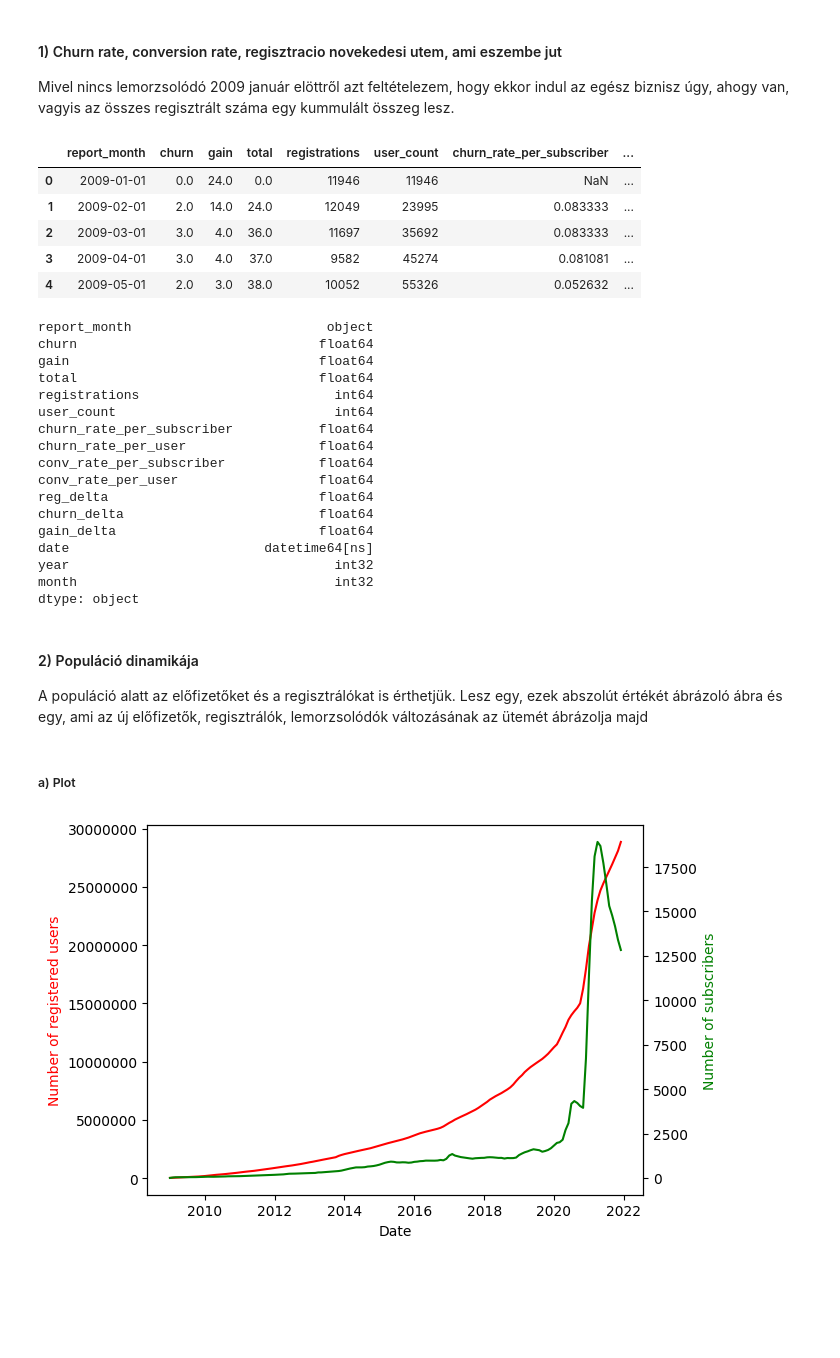
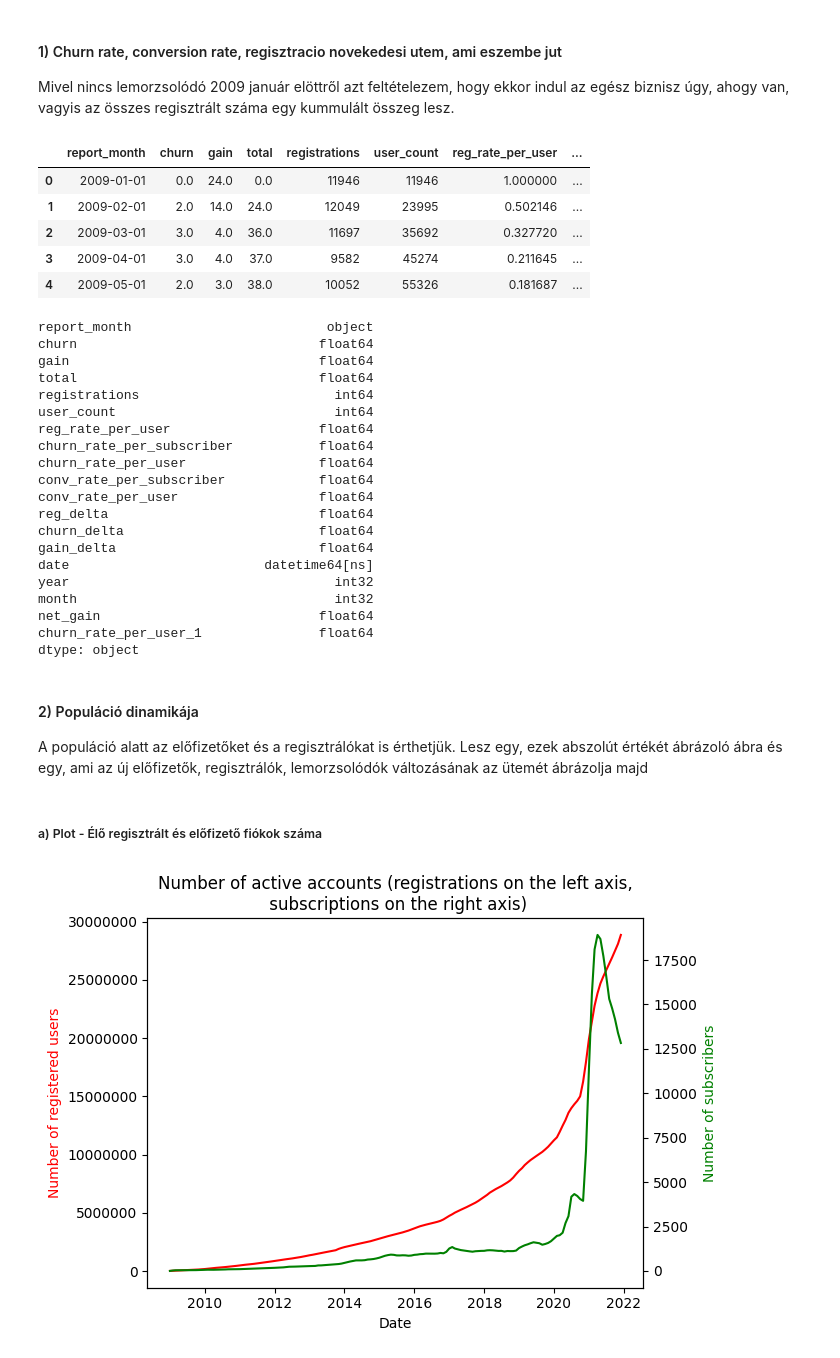
Before and after one commit to DanielBarabas/rajk-ml-course-barab, a Jupyter notebook: homeworks/BD_hw.ipynb, the cells around one changed output. Drawn from its saved outputs; the diff is of its cells as text; code cells hidden in the pictures; blank space fills up the shorter version.

```diff
--- a/homeworks/BD_hw.ipynb
+++ b/homeworks/BD_hw.ipynb
@@ -29,6 +30,7 @@ Mivel nincs lemorzsolódó 2009 január elöttről azt feltételezem, hogy ekkor
 # %%
 data = data.assign(
     user_count = lambda x:x.registrations.cumsum(),
+    reg_rate_per_user = lambda x: x.registrations / x.user_count,
     churn_rate_per_subscriber = lambda x: x.churn / x.total,
     churn_rate_per_user = lambda x: x.churn / x.user_count,
     conv_rate_per_subscriber = lambda x: x.gain / x.total,
@@ -38,17 +40,19 @@ data = data.assign(
     gain_delta = lambda x: x.gain / x.gain.shift(1),
     date = lambda x: pd.to_datetime(x.report_month),
     year = lambda x: x.date.dt.year,
-    month = lambda x: x.date.dt.month
+    month = lambda x: x.date.dt.month,
+    net_gain = lambda x: x.gain - x.churn,
+    churn_rate_per_user_1 = lambda x: x.churn_rate_per_user + x.churn_rate_per_user.min()
 )
 # %%
 data.head()
 # %% [output]
-|  | report_month | churn | gain | total | registrations | user_count | churn_rate_per_subscriber | ... |
-| 0 | 2009-01-01 | 0.0 | 24.0 | 0.0 | 11946 | 11946 | NaN | ... |
-| 1 | 2009-02-01 | 2.0 | 14.0 | 24.0 | 12049 | 23995 | 0.083333 | ... |
-| 2 | 2009-03-01 | 3.0 | 4.0 | 36.0 | 11697 | 35692 | 0.083333 | ... |
-| 3 | 2009-04-01 | 3.0 | 4.0 | 37.0 | 9582 | 45274 | 0.081081 | ... |
-| 4 | 2009-05-01 | 2.0 | 3.0 | 38.0 | 10052 | 55326 | 0.052632 | ... |
+|  | report_month | churn | gain | total | registrations | user_count | reg_rate_per_user | ... |
+| 0 | 2009-01-01 | 0.0 | 24.0 | 0.0 | 11946 | 11946 | 1.000000 | ... |
+| 1 | 2009-02-01 | 2.0 | 14.0 | 24.0 | 12049 | 23995 | 0.502146 | ... |
+| 2 | 2009-03-01 | 3.0 | 4.0 | 36.0 | 11697 | 35692 | 0.327720 | ... |
+| 3 | 2009-04-01 | 3.0 | 4.0 | 37.0 | 9582 | 45274 | 0.211645 | ... |
+| 4 | 2009-05-01 | 2.0 | 3.0 | 38.0 | 10052 | 55326 | 0.181687 | ... |
 # %%
 data.dtypes
 # %% [output]
@@ -58,6 +62,7 @@ gain                                float64
 total                               float64
 registrations                         int64
 user_count                            int64
+reg_rate_per_user                   float64
 churn_rate_per_subscriber           float64
 churn_rate_per_user                 float64
 conv_rate_per_subscriber            float64
@@ -68,23 +73,26 @@ gain_delta                          float64
 date                         datetime64[ns]
 year                                  int32
 month                                 int32
+net_gain                            float64
+churn_rate_per_user_1               float64
 dtype: object
 # %% [markdown]
 #### 2) Populáció dinamikája
 
 A populáció alatt az előfizetőket és a regisztrálókat is érthetjük. Lesz egy, ezek abszolút értékét ábrázoló ábra és egy, ami az új előfizetők, regisztrálók, lemorzsolódók változásának az ütemét ábrázolja majd
 # %% [markdown]
-##### a) Plot
+##### a) Plot - Élő regisztrált és előfizető fiókok száma
 # %%
 fig, ax1 = plt.subplots()
 ax1.plot(data["date"],data["user_count"],color = "red")
 ax1.set_xlabel("Date")
 ax1.set_ylabel("Number of registered users",color = "red")
 ax1.yaxis.set_major_formatter(FormatStrFormatter('%1.0f'))
+ax1.set_title("Number of active accounts (registrations on the left axis,\n subscriptions on the right axis)")
 
 ax2 = ax1.twinx()
 ax2.plot(data["date"],data["total"], color = "green")
 ax2.set_ylabel("Number of subscribers",color = "green")
 plt.show()
 # %% [output]
-[figure, old version]
+[figure, new version]
```
Also changed, not shown: parts of 12 cells of this notebook.
